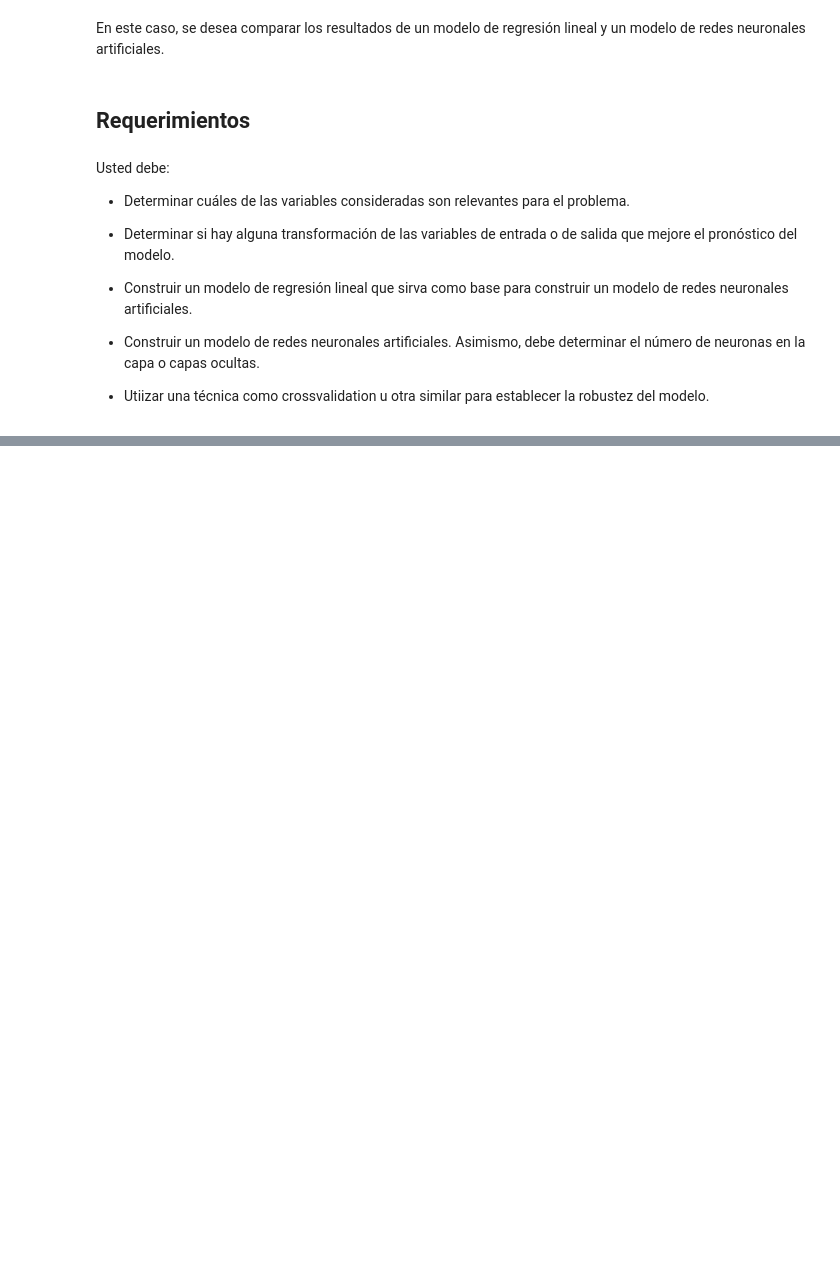
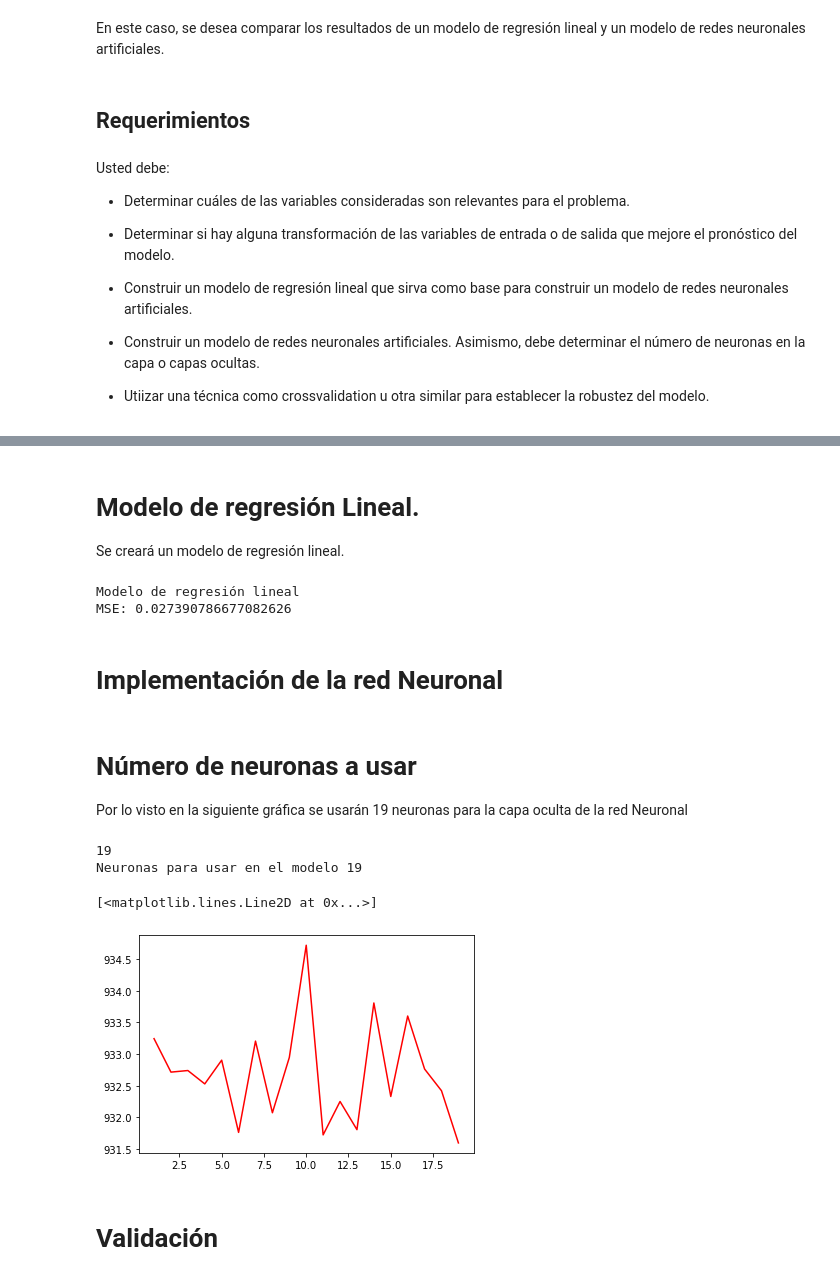
Before and after one commit to ANN-2019-2/evaluacion-KewinEvers96, a Jupyter notebook: 02-diabetes.ipynb, the cells around one changed output, grey strips where cells are left out. Drawn from its saved outputs; the diff is of its cells as text; code cells hidden in the pictures; blank space fills up the shorter version.

```diff
--- a/02-diabetes.ipynb
+++ b/02-diabetes.ipynb
@@ -63,0 +198,71 @@ ImportError: cannot import name 'factorial' from 'scipy.misc' (C:\Users\key14\Ap
+# %% [markdown]
+# Modelo de regresión Lineal.
+
+Se creará un modelo de regresión lineal.
+# %%
+scaler = MinMaxScaler()
+y = np.reshape(y, (-1, 1))
+scaler.fit(X[variables])
+scaler.fit(y)
+x_scale = scaler.transform(X[variables])
+y_scale = scaler.transform(y)
+X_train, X_test, y_train, y_test = train_test_split( x_scale, y_scale,
+                                                    test_size=0.3,
+                                                    random_state=42)
+
+lr  = LinearRegression()
+lr.fit(X_train, y_train)
+y_pred = lr.predict(X_test)
+print("Modelo de regresión lineal")
+print("MSE:", metrics.mean_squared_error(y_test, y_pred))
+# %% [output]
+Modelo de regresión lineal
+MSE: 0.027390786677082626
+# %% [markdown]
+# Implementación de la red Neuronal
+# %%
+import tensorflow as tf
+
+history_sse = []
+mfs = []
+# Para determinar el número de capas en la capa oculta
+for h in range(1, 20):
+
+    model = tf.keras.Sequential()
+
+    # Capa oculta con h neuronas
+    model.add(tf.keras.layers.Dense(h,
+                                    activation = tf.nn.sigmoid,
+                                    input_shape = (X_train.shape[1], )))
+    # Capa de salida
+    model.add(tf.keras.layers.Dense(1,
+                                    activation = tf.nn.sigmoid))
+
+    # Optimizador
+    # optimizer = tf.train.AdamOptimizer(learning_rate = 0.01)
+
+    ##
+    model.compile(loss = 'mse',
+                  metrics =['mse'])
+
+    mf = model.fit(X_train, y_train, epochs = 1000, verbose = 0)
+    mfs.append(mf)
+    y_pred = [u[0] for u in model.predict(X_test).tolist()]
+
+    sse = np.sum(np.square(np.array(y_pred) - np.array(y_test)))
+    history_sse.append(sse)
+# %% [markdown]
+# Número de neuronas a usar
+Por lo visto en la siguiente gráfica se usarán 19 neuronas para la capa oculta de la red Neuronal
+# %%
+sse_min = min(history_sse)
+neuronas = history_sse.index(sse_min)+1
+print("Neuronas para usar en el modelo", neuronas)
+plt.plot([i for i in range(1, 20)],history_sse, color = 'red')
+# %% [output]
+19
+Neuronas para usar en el modelo 19
+[<matplotlib.lines.Line2D at 0x...>]
+[figure, added]
+# %% [markdown]
+# Validación
```
Also changed, not shown: parts of 12 cells of this notebook.
